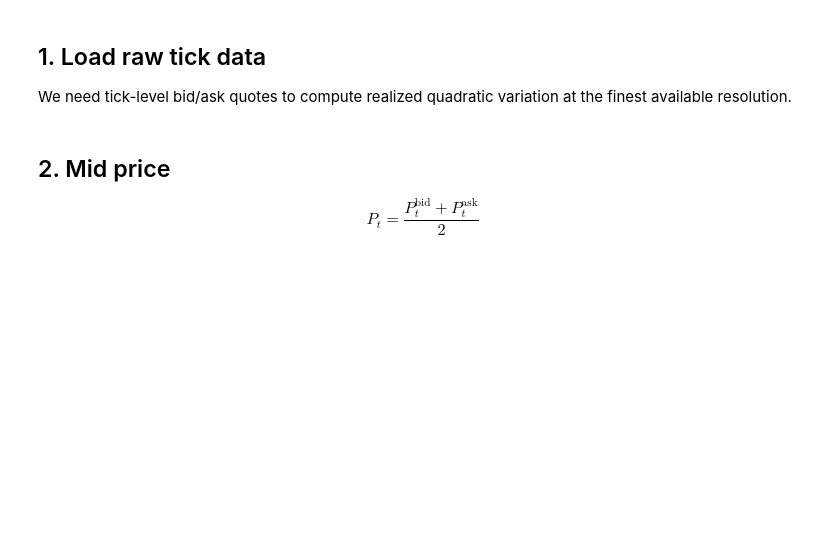
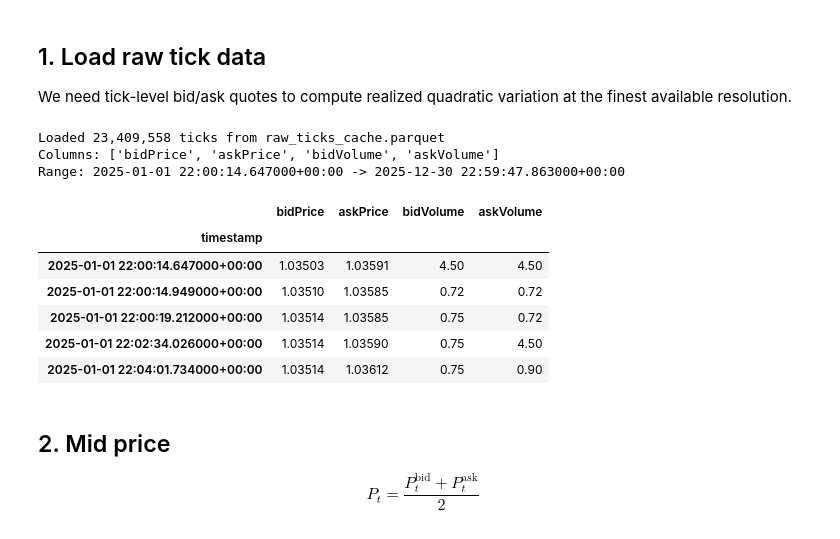
Before and after one commit to anjalivijyan/STOCHASTIC-VOLATILITY-MODELLING-, a Jupyter notebook: lit_rew_&_stylised_facts/variance_clock.ipynb, the cells around one changed output. Saved outputs shown, nothing was run; the diff lists cells and outputs as text; code cells hidden in the pictures; blank space fills up the shorter version.

```diff
--- a/lit_rew_&_stylised_facts/variance_clock.ipynb
+++ b/lit_rew_&_stylised_facts/variance_clock.ipynb
@@ -21,30 +21,41 @@ We need tick-level bid/ask quotes to compute realized quadratic variation at the
 # %%
 from pathlib import Path
 
 start = datetime(2025, 1, 1)
 end = datetime(2025, 12, 31)
 
-parquet_path = Path("data/raw_ticks/eurusd_ticks_2025.parquet")
+parquet_path = Path("raw_ticks_cache.parquet")
 
 if parquet_path.exists():
     raw_ticks = pd.read_parquet(parquet_path)
     print(f"Loaded {len(raw_ticks):,} ticks from {parquet_path}")
 else:
     raw_ticks = dukascopy_python.fetch(
         instrument=INSTRUMENT_FX_MAJORS_EUR_USD,
         interval=dukascopy_python.INTERVAL_TICK,
         offer_side=dukascopy_python.OFFER_SIDE_BID,
         start=start,
         end=end,
     )
     parquet_path.parent.mkdir(parents=True, exist_ok=True)
     raw_ticks.to_parquet(parquet_path, index=True, compression="snappy")
     print(f"Fetched {len(raw_ticks):,} ticks")
     print(f"Saved parquet: {parquet_path}")
 
 print(f"Columns: {list(raw_ticks.columns)}")
 print(f"Range: {raw_ticks.index.min()} -> {raw_ticks.index.max()}")
 raw_ticks.head()
+# %% [output]
+Loaded 23,409,558 ticks from raw_ticks_cache.parquet
+Columns: ['bidPrice', 'askPrice', 'bidVolume', 'askVolume']
+Range: 2025-01-01 22:00:14.647000+00:00 -> 2025-12-30 22:59:47.863000+00:00
+|  | bidPrice | askPrice | bidVolume | askVolume |
+| timestamp |  |  |  |  |
+| 2025-01-01 22:00:14.647000+00:00 | 1.03503 | 1.03591 | 4.50 | 4.50 |
+| 2025-01-01 22:00:14.949000+00:00 | 1.03510 | 1.03585 | 0.72 | 0.72 |
+| 2025-01-01 22:00:19.212000+00:00 | 1.03514 | 1.03585 | 0.75 | 0.72 |
+| 2025-01-01 22:02:34.026000+00:00 | 1.03514 | 1.03590 | 0.75 | 4.50 |
+| 2025-01-01 22:04:01.734000+00:00 | 1.03514 | 1.03612 | 0.75 | 0.90 |
 # %% [markdown]
 ## 2. Mid price
 
```
Also changed, not shown: parts of 2 cells of this notebook, 1 other file.
